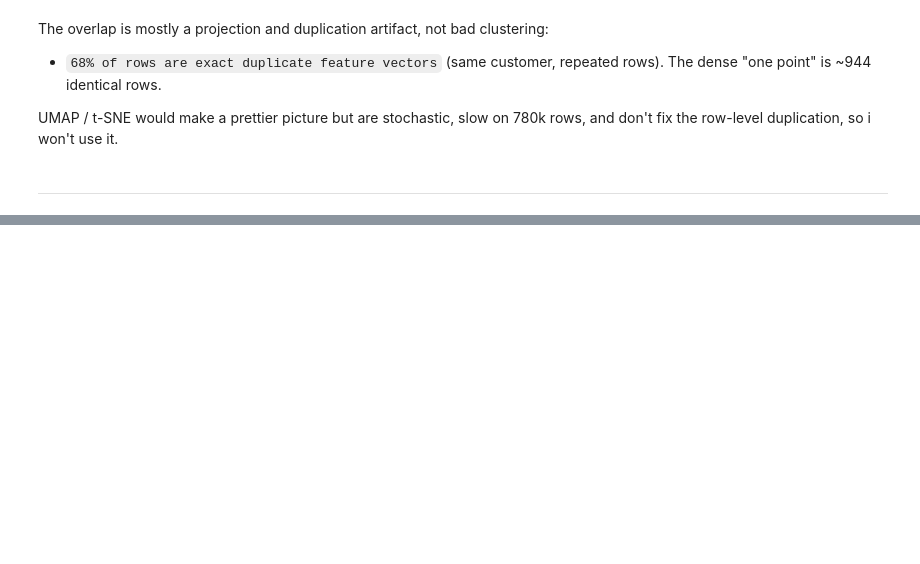
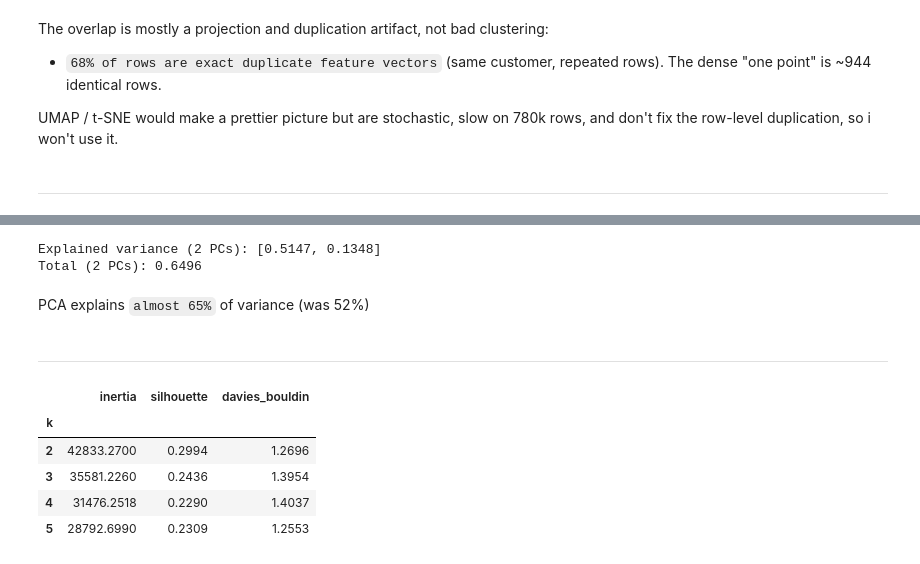
Before and after one commit to nick-st-coder/online-resail, a Jupyter notebook: notebooks/modeling.ipynb, the cells around one changed output, grey strips where cells are left out. Cells and saved outputs as stored; diff of their text form; code cells hidden in the pictures; blank space fills up the shorter version.

```diff
--- a/notebooks/modeling.ipynb
+++ b/notebooks/modeling.ipynb
@@ -254,0 +325,39 @@ UMAP / t-SNE would make a prettier picture but are stochastic, slow on 780k rows
+# %%
+X_cust_scaled = StandardScaler().fit_transform(X_cust_log)
+
+pca_cust = PCA(n_components=2, random_state=78)
+X_cust_pca = pca_cust.fit_transform(X_cust_scaled)
+
+print("Explained variance (2 PCs):", pca_cust.explained_variance_ratio_.round(4).tolist())
+print("Total (2 PCs):", round(pca_cust.explained_variance_ratio_.sum(), 4))
+# %% [output]
+Explained variance (2 PCs): [0.5147, 0.1348]
+Total (2 PCs): 0.6496
+# %% [markdown]
+PCA explains `almost 65%` of variance (was 52%)
+# %% [markdown]
+---
+# %%
+
+results = []
+for k in range(2, 6):
+    km = KMeans(n_clusters=k, random_state=78, n_init=10)
+    lab = km.fit_predict(X_cust_scaled)
+    results.append(
+        {
+            "k": k,
+            "inertia": km.inertia_,
+            "silhouette": silhouette_score(X_cust_scaled, lab),
+            "davies_bouldin": davies_bouldin_score(X_cust_scaled, lab),
+        }
+    )
+
+k_results = pd.DataFrame(results).set_index("k")
+k_results.round(4)
+# %% [output]
+|  | inertia | silhouette | davies_bouldin |
+| k |  |  |  |
+| 2 | 42833.2700 | 0.2994 | 1.2696 |
+| 3 | 35581.2260 | 0.2436 | 1.3954 |
+| 4 | 31476.2518 | 0.2290 | 1.4037 |
+| 5 | 28792.6990 | 0.2309 | 1.2553 |
```
Also changed, not shown: parts of 17 cells of this notebook.
